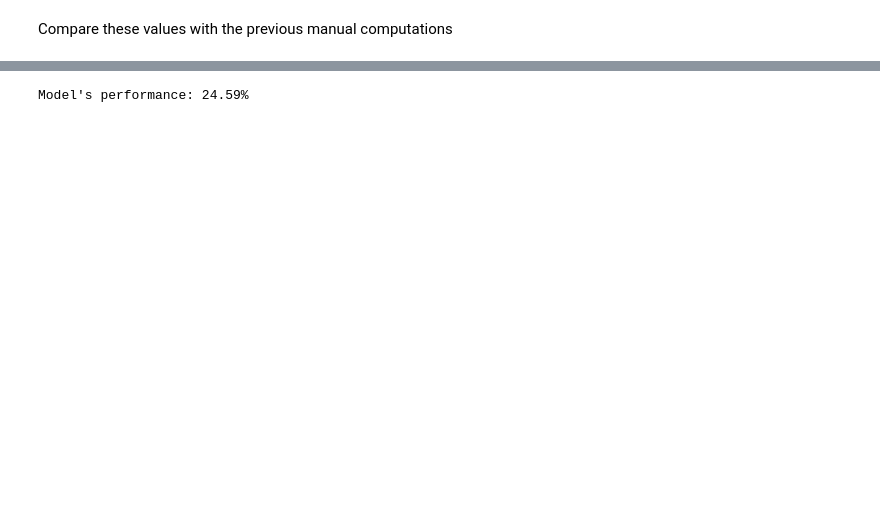
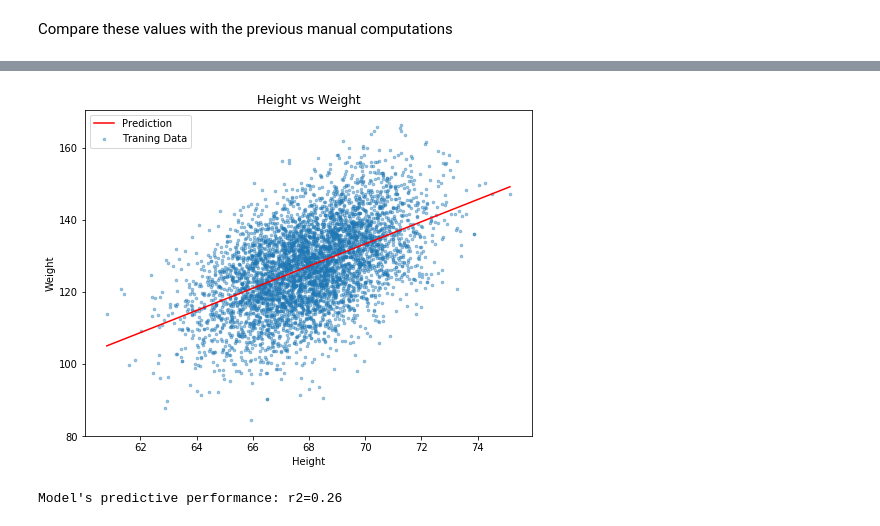
Before and after one commit to lorosanu/ml-notebooks, a Jupyter notebook: notebooks/01_simple_linear_regression.ipynb, the cells around one changed output, grey strips where cells are left out. Drawn from its saved outputs; the diff is of its cells as text; code cells hidden in the pictures; blank space fills up the shorter version.

```diff
--- a/notebooks/01_simple_linear_regression.ipynb
+++ b/notebooks/01_simple_linear_regression.ipynb
@@ -259,6 +281,10 @@ plot_data(x, y, beta0, beta1, "Height", "Weight")
+# %%
+tx = test.Height.values
+ty = test.Weight.values
+plot_data(tx, ty, beta0, beta1, "Height", "Weight")
+# %% [output]
+[figure, added]
 # %%
-tx = test.Height.values
-ty = test.Weight.values
-print("Model's performance: {:.2%}".format(model.score(tx.reshape(-1, 1), ty)))
+print("Model's predictive performance: r2={:.2f}".format(model.score(tx.reshape(-1, 1), ty)))
 # %% [output]
-Model's performance: 24.59%
+Model's predictive performance: r2=0.26
```
Also changed, not shown: parts of 8 cells of this notebook.
